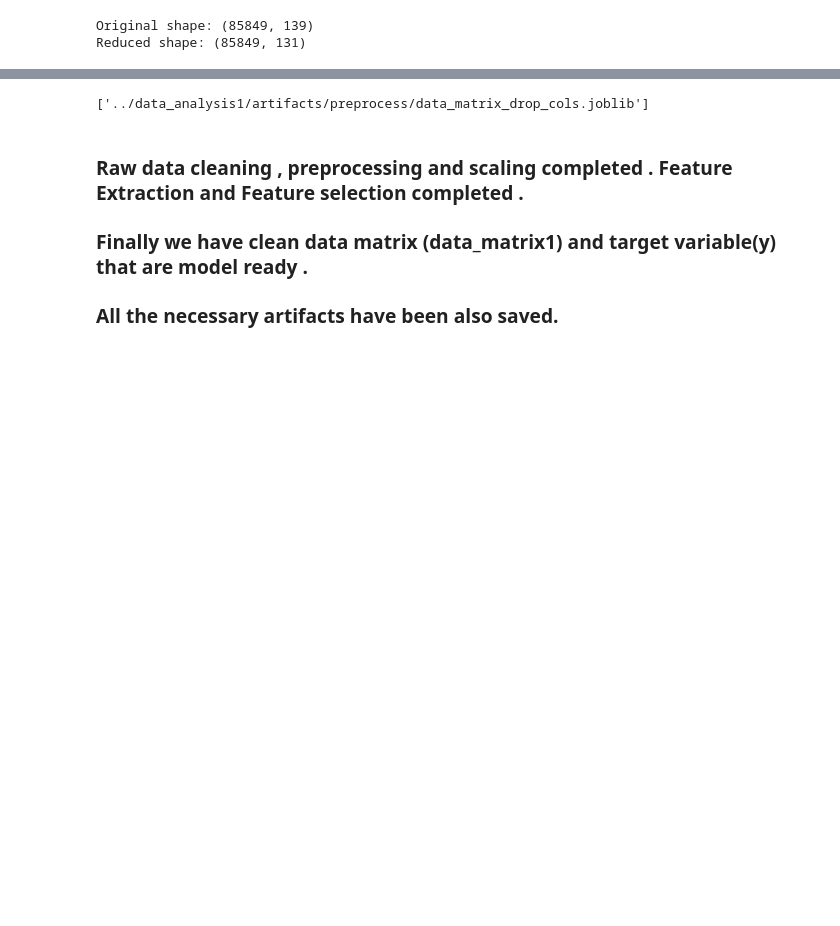
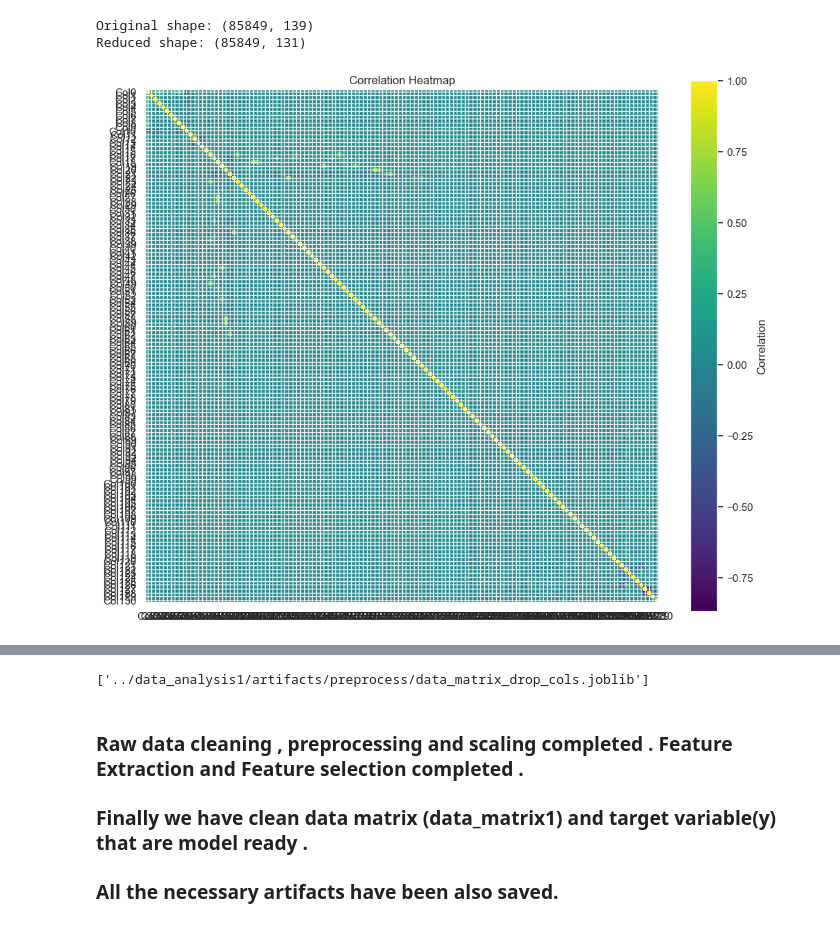
Before and after one commit to AnkurBhatt07/Customer-Satisfaction-Score-Prediction-using-ML-DL, a Jupyter notebook: notebooks/data_analysis1.ipynb, the cells around one changed output, grey strips where cells are left out. Cells and saved outputs as stored; diff of their text form; code cells hidden in the pictures; blank space fills up the shorter version.

```diff
--- a/notebooks/data_analysis1.ipynb
+++ b/notebooks/data_analysis1.ipynb
@@ -2727,6 +2745,22 @@ print("Reduced shape:", data_matrix_reduced.shape)
 # %% [output]
 Original shape: (85849, 139)
 Reduced shape: (85849, 131)
+# %%
+# Plot heatmap for data_matrix_reduced
+corr_matrix_reduced = np.corrcoef(data_matrix_reduced, rowvar=False)
+plt.figure(figsize = (12,10))
+plt.imshow(corr_matrix_reduced, cmap="viridis", interpolation="nearest")
+plt.colorbar(label="Correlation")
+
+# Add ticks
+num_features = data_matrix_reduced.shape[1]
+plt.xticks(range(num_features), [f"Col{i}" for i in range(num_features)])
+plt.yticks(range(num_features), [f"Col{i}" for i in range(num_features)])
+
+plt.title("Correlation Heatmap")
+plt.show()
+# %% [output]
+[figure, added]
 # %%
 from joblib import Parallel , delayed
 from statsmodels.stats.outliers_influence import variance_inflation_factor
```
Also changed, not shown: parts of 31 cells of this notebook, 9 other files.
